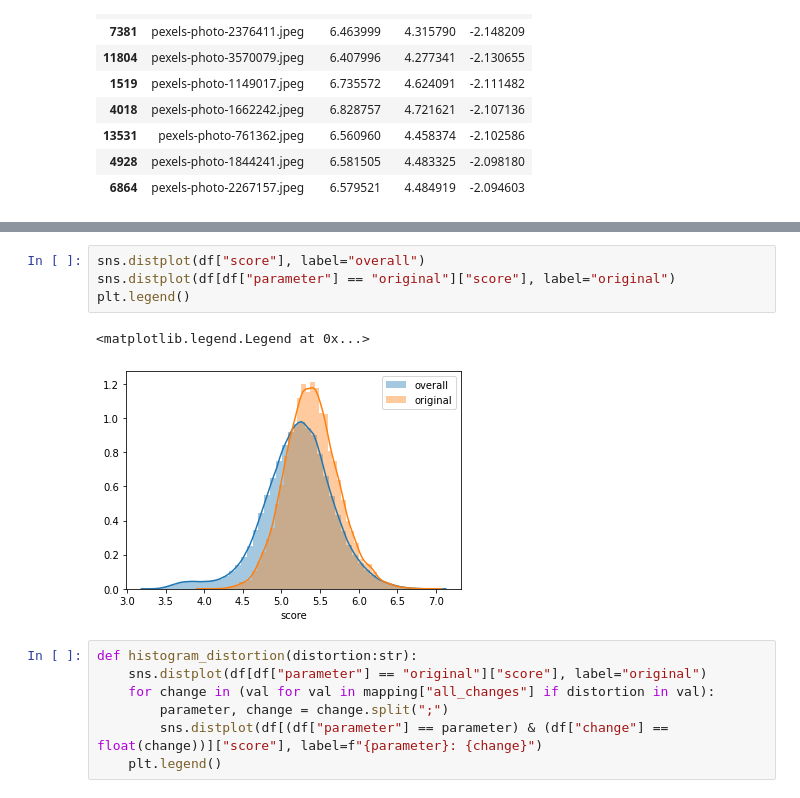
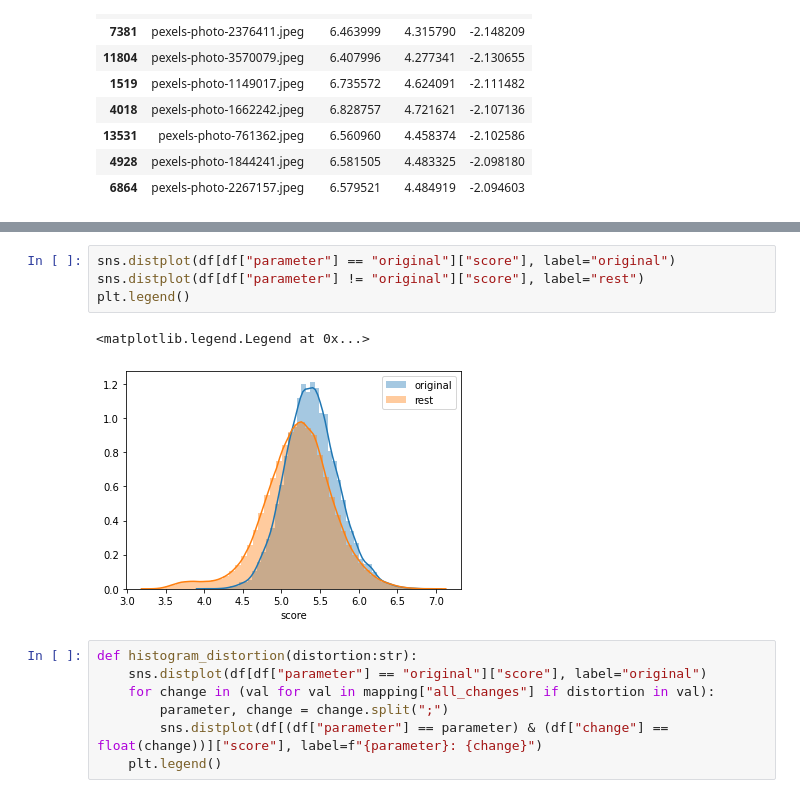
Before and after one commit to janpf/NIAA, a Jupyter notebook: analysis_code/NIMA_test.ipynb, the cells around one changed output, grey strips where cells are left out. Saved outputs shown, nothing was run; the diff lists cells and outputs as text.

```diff
--- a/analysis_code/NIMA_test.ipynb
+++ b/analysis_code/NIMA_test.ipynb
@@ -124,10 +124,10 @@ pd.concat(nsmall)
 # %%
-sns.distplot(df["score"], label="overall")
 sns.distplot(df[df["parameter"] == "original"]["score"], label="original")
+sns.distplot(df[df["parameter"] != "original"]["score"], label="rest")
 plt.legend()
 # %% [output]
 <matplotlib.legend.Legend at 0x...>
-[figure, old version]
+[figure, new version]
 # %%
 def histogram_distortion(distortion:str):
     sns.distplot(df[df["parameter"] == "original"]["score"], label="original")
```
Also changed, not shown: parts of 4 cells of this notebook, 2 other files.
